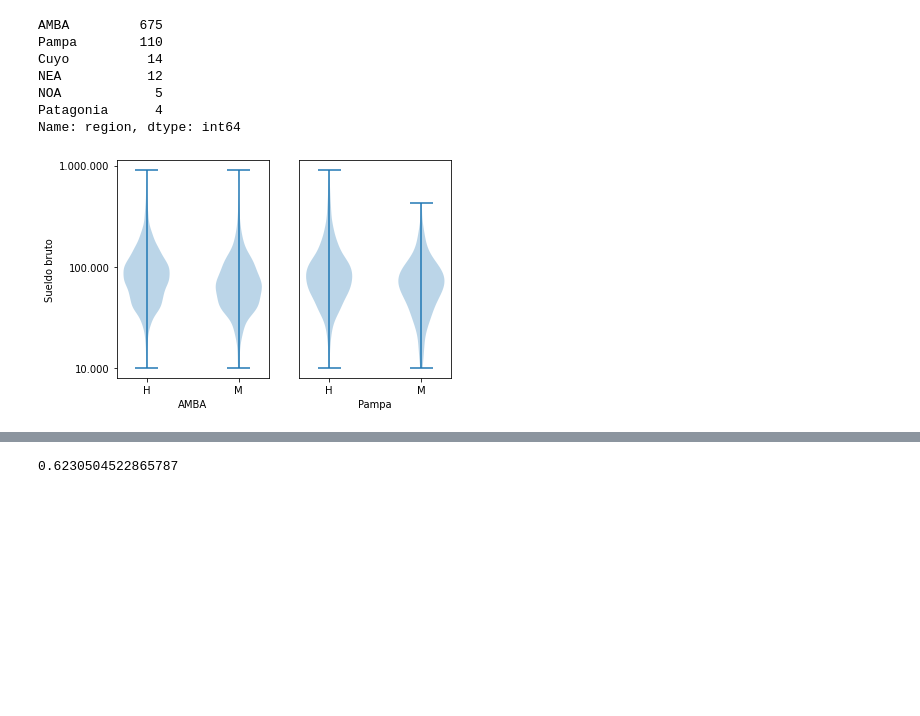
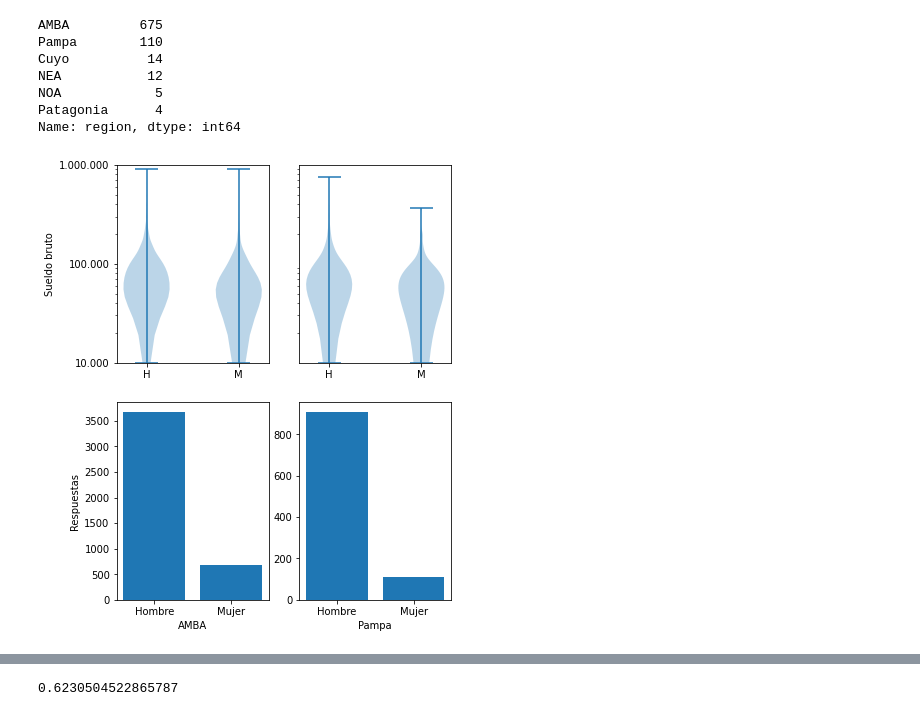
Before and after one commit to seppo0010/sysarmy-sueldos-2020.1, a Jupyter notebook: notebook/Brecha de género.ipynb, the cells around one changed output, grey strips where cells are left out. Cells and saved outputs as stored; diff of their text form; code cells hidden in the pictures; blank space fills up the shorter version.

Commit message:
Add occupations, plot gender number of responses disparity

```diff
--- a/notebook/Brecha de género.ipynb
+++ b/notebook/Brecha de género.ipynb
@@ -90,24 +113,32 @@ Patagonia      4
 Name: region, dtype: int64
 # %%
 regions = ['AMBA', 'Pampa']
-f, axs = plt.subplots(1, len(regions),figsize=(6, 4))
+f, axs = plt.subplots(2, len(regions), figsize=(3*len(regions), 8))
 for i, region in enumerate(regions):
-    ax = plt.subplot(1, len(regions), i+1)
+    ax = plt.subplot(2, len(regions), i+1)
+    ax.set_yscale('log')
+    ax.set_ylim(10_000, 1_000_000)
     if i == 0:
         ax.set_ylabel('Sueldo bruto')
         ax.set_yticklabels(['10.000', '100.000', '1.000.000'])
-        ax.set_yticks([4, 5, 6])
+        ax.set_yticks([10_000, 100_000, 1_000_000])
     else:
         ax.set_yticks([])
-    ax.set_xlabel(region)
     ax.set_xticks([1, 2])
     ax.set_xticklabels(['H', 'M'])
     ax.violinplot([
-        np.log10(df[(df['Me identifico'] == 'Hombre') & (df['region'] == region)]['Salario mensual BRUTO (en tu moneda local)'].values),
-        np.log10(df[(df['Me identifico'] == 'Mujer') & (df['region'] == region)]['Salario mensual BRUTO (en tu moneda local)'].values),
+        df[(df['Me identifico'] == 'Hombre') & (df['region'] == region)]['Salario mensual BRUTO (en tu moneda local)'].values,
+        df[(df['Me identifico'] == 'Mujer') & (df['region'] == region)]['Salario mensual BRUTO (en tu moneda local)'].values,
     ]);
+
+    ax = plt.subplot(2, len(regions), i+1+len(regions))
+    if i == 0:
+        ax.set_ylabel('Respuestas')
+    ax.set_xlabel(region)
+    s = df[df['region'] == region]['Me identifico'].value_counts()
+    ax.bar(s.keys(), s.values)
 # %% [output]
-[figure, old version]
+[figure, new version]
 # %%
 degrees = df[df['Me identifico'] == 'Mujer']['Carrera'].value_counts()
 degrees = degrees[degrees > 25].keys().to_list()
```
Also changed, not shown: parts of 11 cells of this notebook.
